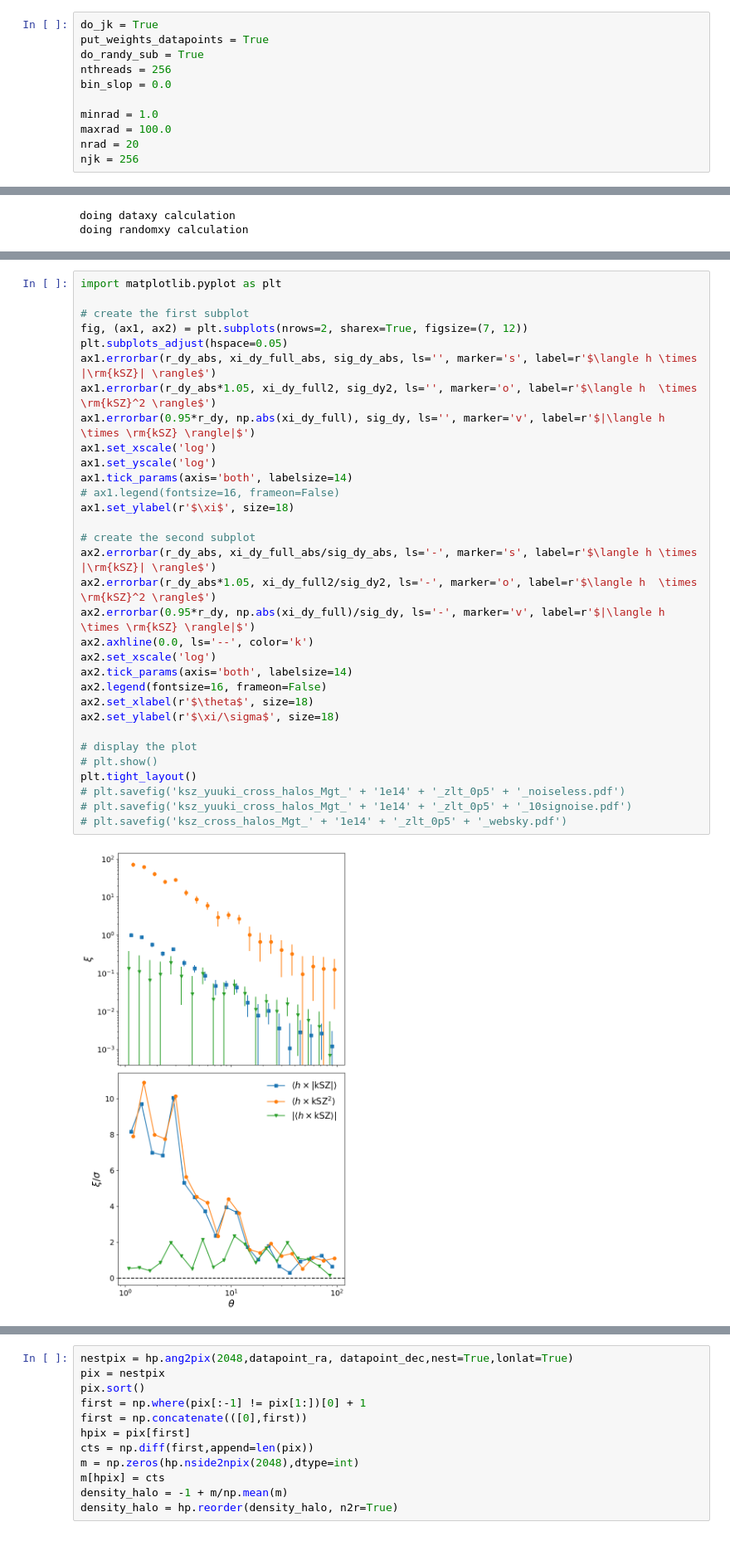
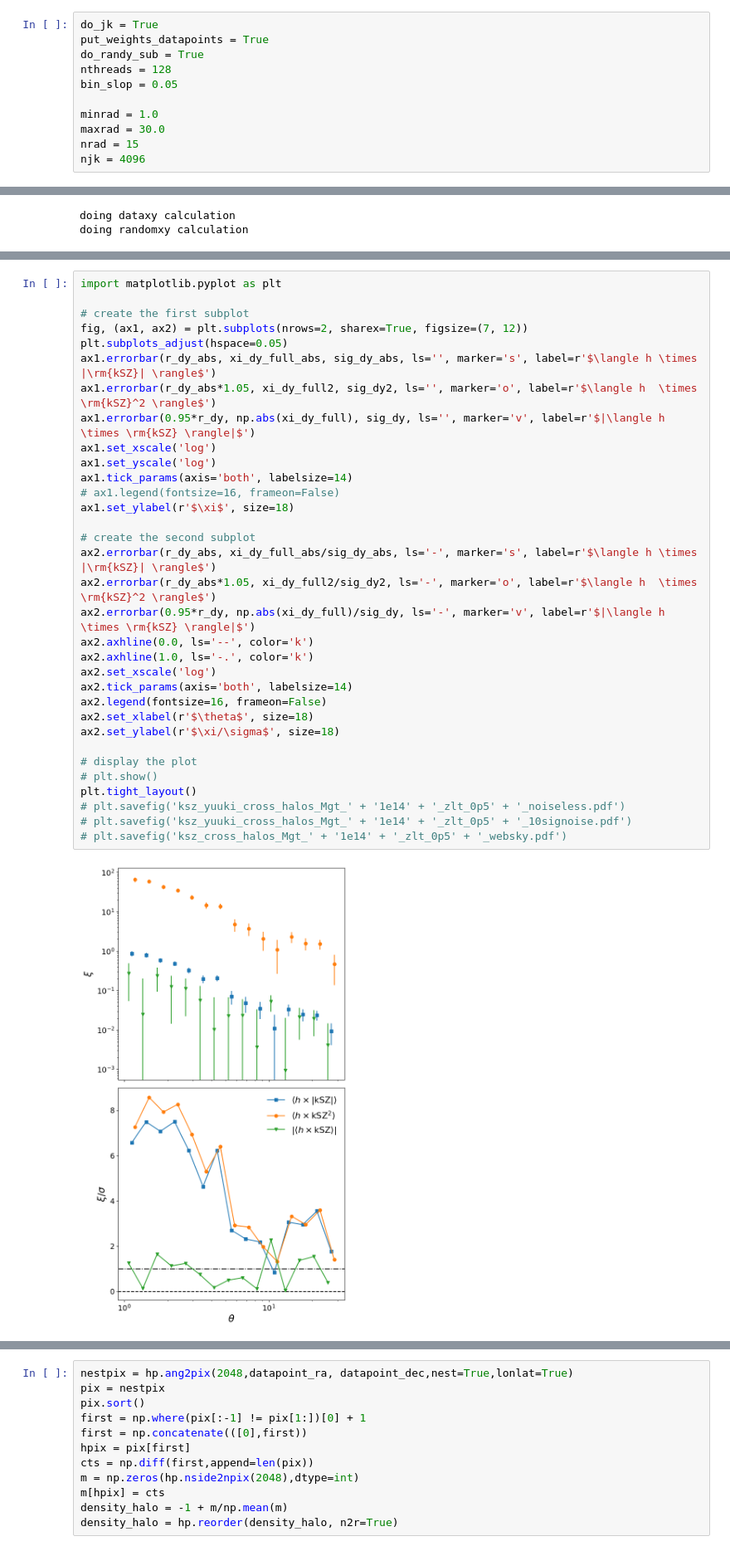
Before and after one commit to shivampcosmo/SZST, a Jupyter notebook: notebooks/test_yuuki_sims.ipynb, the cells around one changed output, grey strips where cells are left out. Shown at 83% size. Drawn from its saved outputs; the diff is of its cells as text.

```diff
--- a/notebooks/test_yuuki_sims.ipynb
+++ b/notebooks/test_yuuki_sims.ipynb
@@ -117,10 +130,10 @@ rand_w = np.ones_like(rand_ra)
 do_jk = True
 put_weights_datapoints = True
 do_randy_sub = True
-nthreads = 256
-bin_slop = 0.0
+nthreads = 128
+bin_slop = 0.05
 
 minrad = 1.0
-maxrad = 100.0
-nrad = 20
-njk = 256
+maxrad = 30.0
+nrad = 15
+njk = 4096
@@ -254,31 +276,32 @@ import matplotlib.pyplot as plt
 # create the first subplot
 fig, (ax1, ax2) = plt.subplots(nrows=2, sharex=True, figsize=(7, 12))
 plt.subplots_adjust(hspace=0.05)
 ax1.errorbar(r_dy_abs, xi_dy_full_abs, sig_dy_abs, ls='', marker='s', label=r'$\langle h \times |\rm{kSZ}| \rangle$')
 ax1.errorbar(r_dy_abs*1.05, xi_dy_full2, sig_dy2, ls='', marker='o', label=r'$\langle h  \times \rm{kSZ}^2 \rangle$')
 ax1.errorbar(0.95*r_dy, np.abs(xi_dy_full), sig_dy, ls='', marker='v', label=r'$|\langle h  \times \rm{kSZ} \rangle|$')
 ax1.set_xscale('log')
 ax1.set_yscale('log')
 ax1.tick_params(axis='both', labelsize=14)
 # ax1.legend(fontsize=16, frameon=False)
 ax1.set_ylabel(r'$\xi$', size=18)
 
 # create the second subplot
 ax2.errorbar(r_dy_abs, xi_dy_full_abs/sig_dy_abs, ls='-', marker='s', label=r'$\langle h \times |\rm{kSZ}| \rangle$')
 ax2.errorbar(r_dy_abs*1.05, xi_dy_full2/sig_dy2, ls='-', marker='o', label=r'$\langle h  \times \rm{kSZ}^2 \rangle$')
 ax2.errorbar(0.95*r_dy, np.abs(xi_dy_full)/sig_dy, ls='-', marker='v', label=r'$|\langle h  \times \rm{kSZ} \rangle|$')
 ax2.axhline(0.0, ls='--', color='k')
+ax2.axhline(1.0, ls='-.', color='k')
 ax2.set_xscale('log')
 ax2.tick_params(axis='both', labelsize=14)
 ax2.legend(fontsize=16, frameon=False)
 ax2.set_xlabel(r'$\theta$', size=18)
 ax2.set_ylabel(r'$\xi/\sigma$', size=18)
 
 # display the plot
 # plt.show()
 plt.tight_layout()
 # plt.savefig('ksz_yuuki_cross_halos_Mgt_' + '1e14' + '_zlt_0p5' + '_noiseless.pdf')
 # plt.savefig('ksz_yuuki_cross_halos_Mgt_' + '1e14' + '_zlt_0p5' + '_10signoise.pdf')
 # plt.savefig('ksz_cross_halos_Mgt_' + '1e14' + '_zlt_0p5' + '_websky.pdf')
 # %% [output]
-[figure, old version]
+[figure, new version]
```
Also changed, not shown: parts of 21 cells of this notebook, 22 other files.
